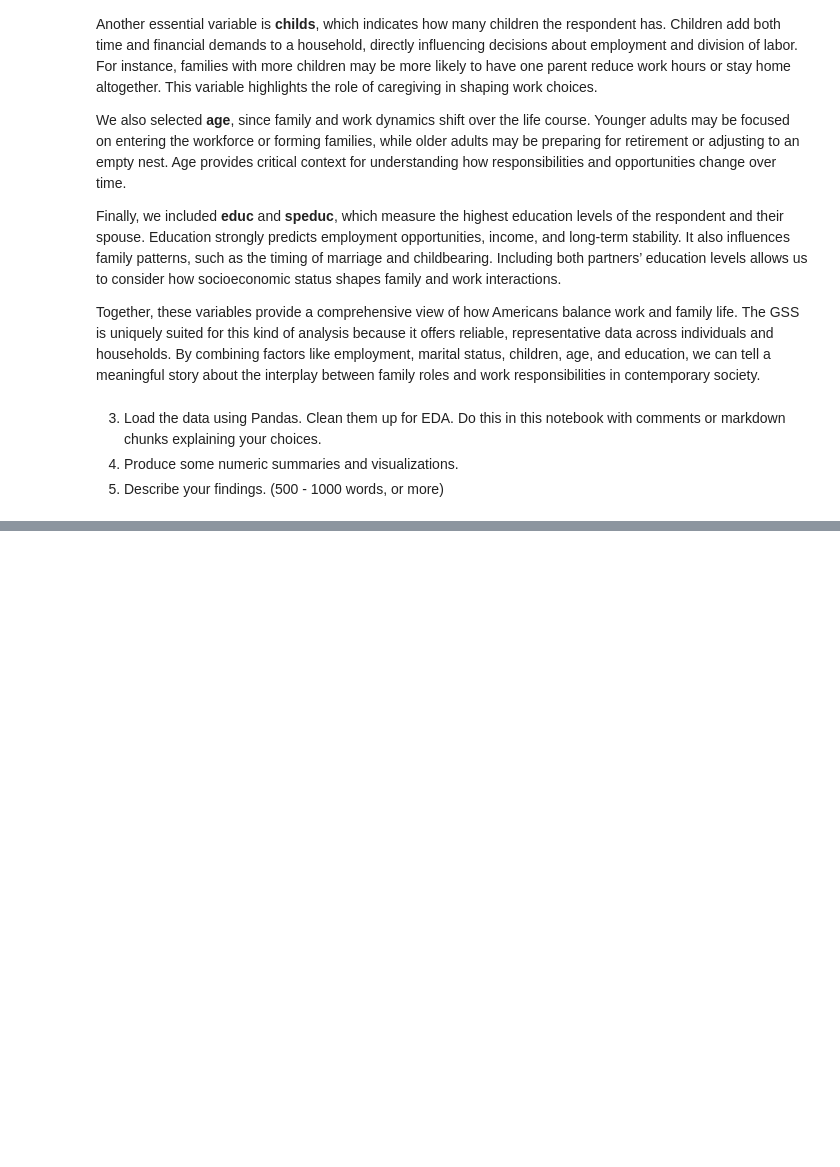
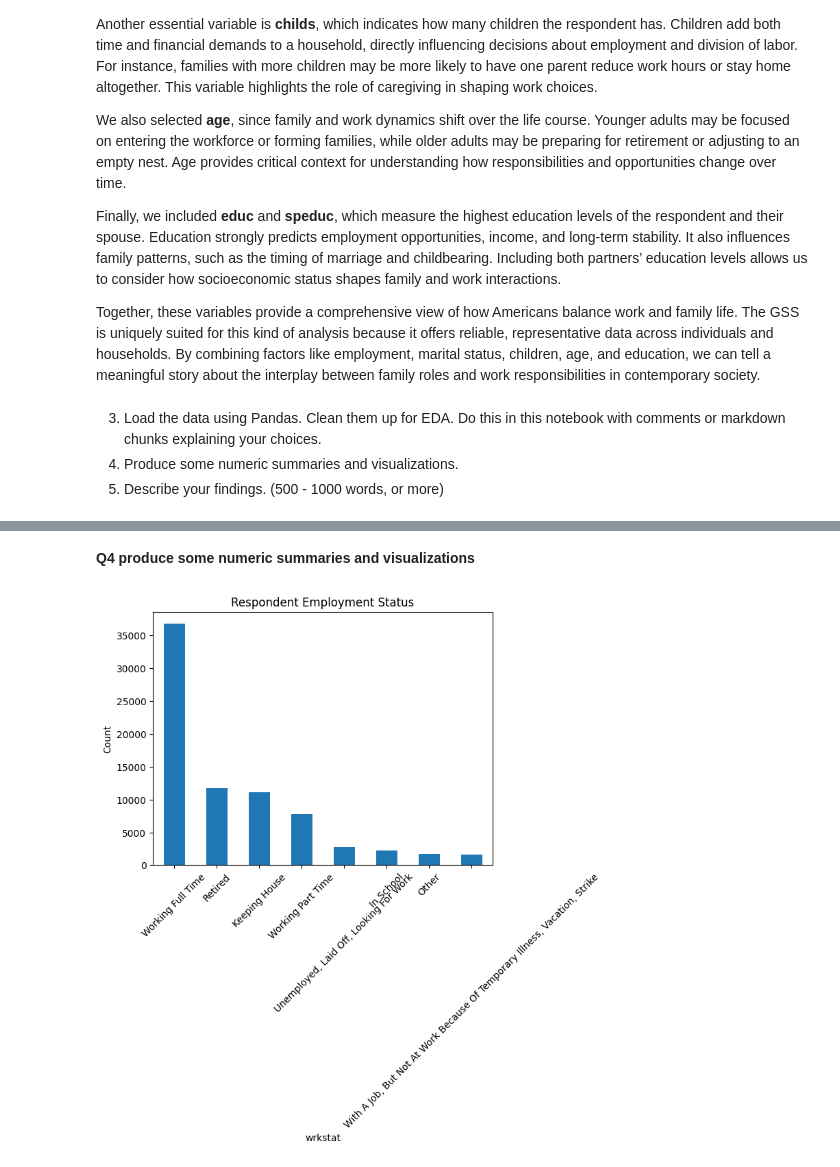
Before and after one commit to meherkalsi13-png/lab_eda, a Jupyter notebook: lab_notebook.ipynb, the cells around one changed output, grey strips where cells are left out. Cells and saved outputs as stored; diff of their text form; code cells hidden in the pictures; blank space fills up the shorter version.

```diff
--- a/lab_notebook.ipynb
+++ b/lab_notebook.ipynb
@@ -195,0 +266,11 @@ Together, these variables provide a comprehensive view of how Americans balance
+# %% [markdown]
+**Q4 produce some numeric summaries and visualizations**
+# %%
+#employment status counts
+gss['wrkstat'].value_counts().plot(kind='bar')
+plt.title("Respondent Employment Status")
+plt.ylabel("Count")
+plt.xticks(rotation=45)
+plt.show()
+# %% [output]
+[figure, added]
```
Also changed, not shown: parts of 7 cells of this notebook.
